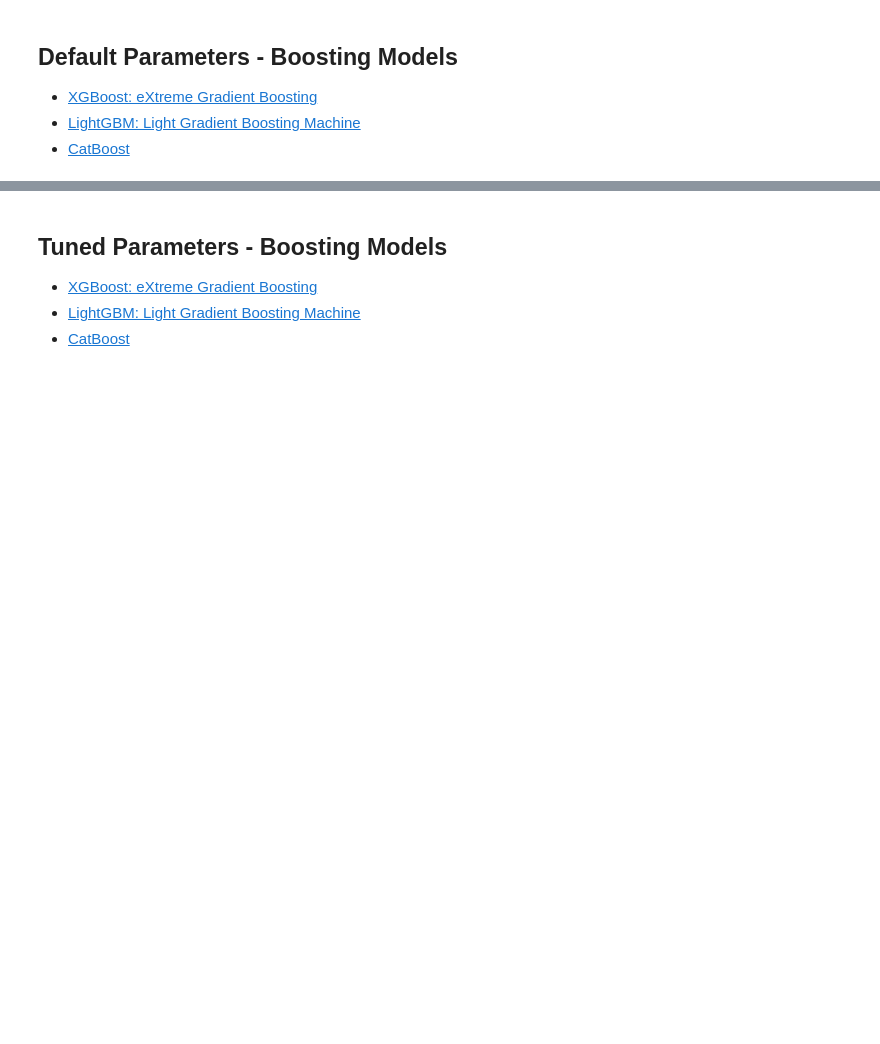
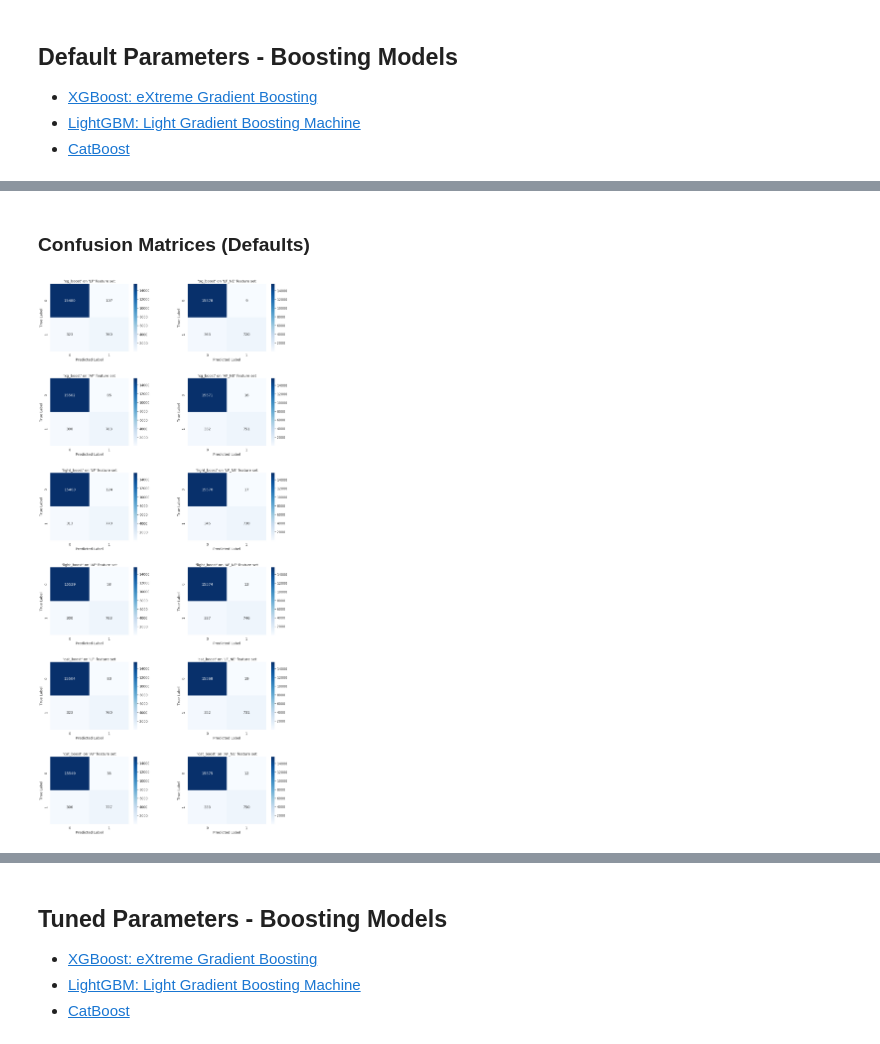
Before and after one commit to achmand/aml-crypto-graph, a Jupyter notebook: src/1_experiment_results.ipynb, the cells around one changed output, grey strips where cells are left out. Cells and saved outputs as stored; diff of their text form; code cells hidden in the pictures; blank space fills up the shorter version.

```diff
--- a/src/1_experiment_results.ipynb
+++ b/src/1_experiment_results.ipynb
@@ -10,11 +10,12 @@ import pprint
 import matplotlib.pyplot as plt
 from cryptoaml.utils import read_pickle
 from IPython.core.display import display, HTML
-from cryptoaml.metrics import results_table, plot_confusion_matrix
+from cryptoaml.metrics import results_table, plot_confusion_matrix, plot_time_indexed_results
 
 ###### constants ##########################################################
-EXP_RESULT_PATH = "persistence/experiment_1/results"
-TUNED_RESULTS   = "{}/{}".format(EXP_RESULT_PATH, "tuned_models_results.pkl")
+EXP_RESULT_PATH   = "persistence/experiment_1/results"
+DEFAULT_RESULTS   = "{}/{}".format(EXP_RESULT_PATH, "defaults_models_results.pkl")
+TUNED_RESULTS     = "{}/{}".format(EXP_RESULT_PATH, "tuned_models_results.pkl")
 
 ###### utilities ##########################################################
 pp = pprint.PrettyPrinter(indent=4)
@@ -31,0 +87,15 @@ __Results obtained in the original paper [2]__
+# %% [markdown]
+### Confusion Matrices (Defaults)
+# %%
+# loop and extract confusion matrices
+confusion_matrices = []
+for model_key, model_value in default_results.items():
+    for feature_set, feature_set_value in model_value.items():
+        plot_title = "'{}' on '{}' feature set".format(model_key,feature_set)
+        confusion_matrix = feature_set_value["metrics"]["confusion"]
+        confusion_matrices.append((plot_title, confusion_matrix))
+
+# display plots
+plot_confusion_matrix(matrices=confusion_matrices, figsize=(17,40))
+# %% [output]
+[figure, added]
```
Also changed, not shown: parts of 18 cells of this notebook, 5 other files.
